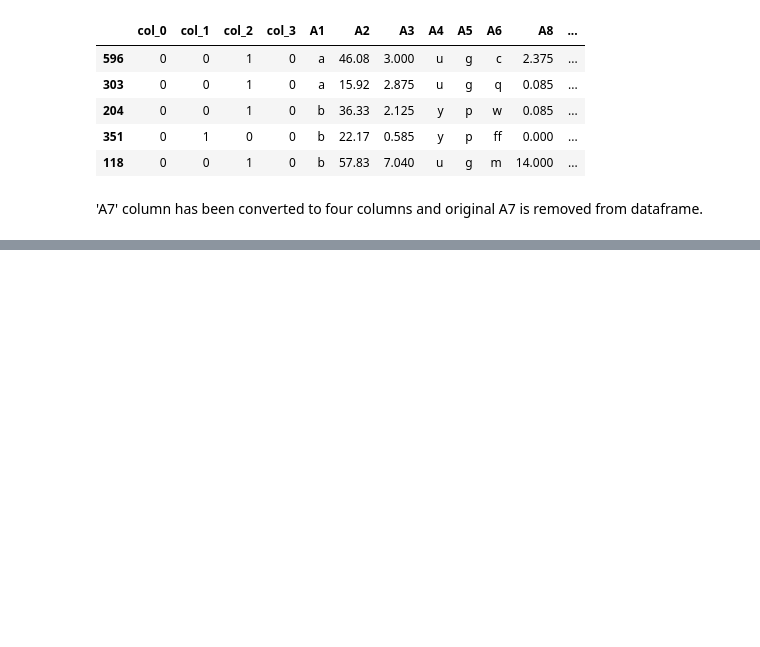
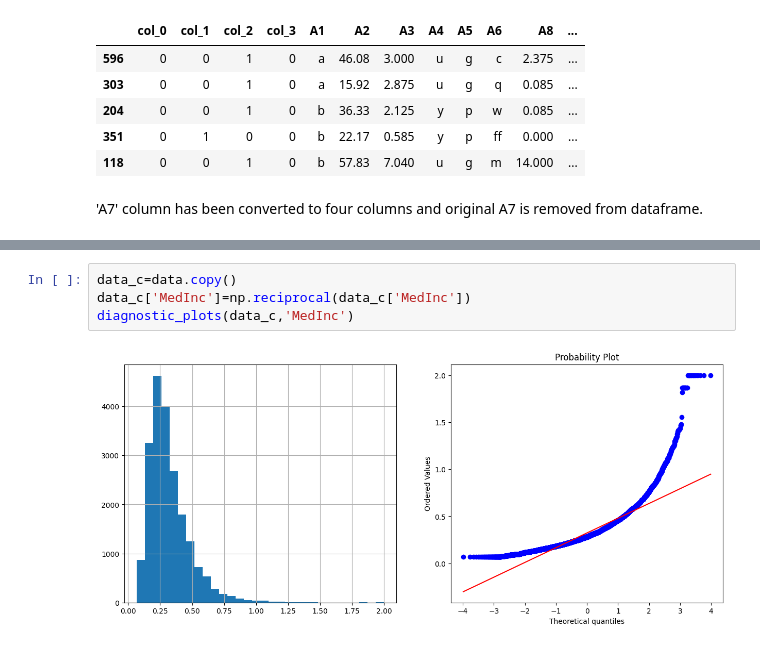
Before and after one commit to Chirag314/Feature-Engineering, a Jupyter notebook: Feature_Engineering_practise.ipynb, the cells around one changed output, grey strips where cells are left out. Drawn from its saved outputs; the diff is of its cells as text; blank space fills up the shorter version.

```diff
--- a/Feature_Engineering_practise.ipynb
+++ b/Feature_Engineering_practise.ipynb
@@ -1118,0 +1188,6 @@ X_train_enc.head()
+# %%
+data_c=data.copy()
+data_c['MedInc']=np.reciprocal(data_c['MedInc'])
+diagnostic_plots(data_c,'MedInc')
+# %% [output]
+[figure, added]
```
Also changed, not shown: parts of 11 cells of this notebook.
